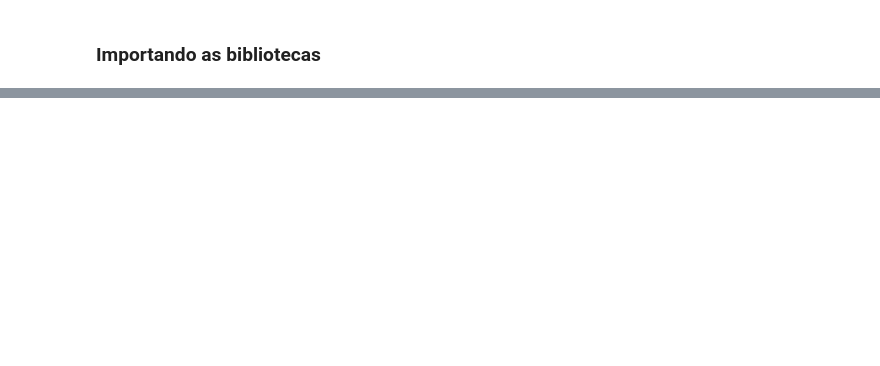
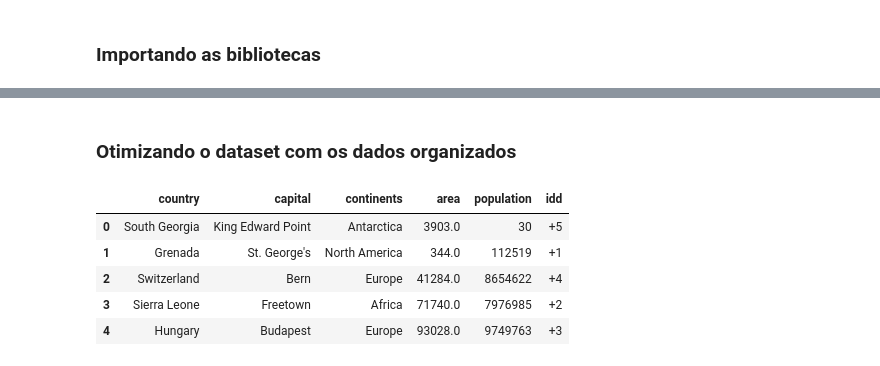
Before and after one commit to matheusresende7/python_projeto_final_4_api, a Jupyter notebook: notebooks/project.ipynb, the cells around one changed output, grey strips where cells are left out. Drawn from its saved outputs; the diff is of its cells as text; code cells hidden in the pictures; blank space fills up the shorter version.

```diff
--- a/notebooks/project.ipynb
+++ b/notebooks/project.ipynb
@@ -96,0 +181,15 @@ dtype: int64
+# %%
+paises = [] # Criando uma lista vazia para receber os países
+
+for pais in response_all: # Criando uma estrutura de repetição para extrair os dados e gerar um dataset otimizado
+    item = {
+        'country': pais['name']['common'],
+        'capital': pais['capital'][0] if 'capital' in pais and len(pais['capital']) > 0 else 'N/A',
+        'continents': pais['continents'][0],
+        'area': pais['area'],
+        'population': pais['population'],
+        'idd': pais['idd']['root'],
+    }
+    paises.append(item) # Adicionando o item a lista de países
+
+pprint.pprint(paises) # Exibindo os dados dos países
@@ -96,0 +214,13 @@ dtype: int64
+# %% [markdown]
+### Otimizando o dataset com os dados organizados
+# %%
+df = pd.DataFrame(paises) # Criando o dataset com os dados retornados
+
+df.head() # Exibindo o início do dataset
+# %% [output]
+|  | country | capital | continents | area | population | idd |
+| 0 | South Georgia | King Edward Point | Antarctica | 3903.0 | 30 | +5 |
+| 1 | Grenada | St. George's | North America | 344.0 | 112519 | +1 |
+| 2 | Switzerland | Bern | Europe | 41284.0 | 8654622 | +4 |
+| 3 | Sierra Leone | Freetown | Africa | 71740.0 | 7976985 | +2 |
+| 4 | Hungary | Budapest | Europe | 93028.0 | 9749763 | +3 |
```
Also changed, not shown: parts of 51 cells of this notebook, 4 other files.
